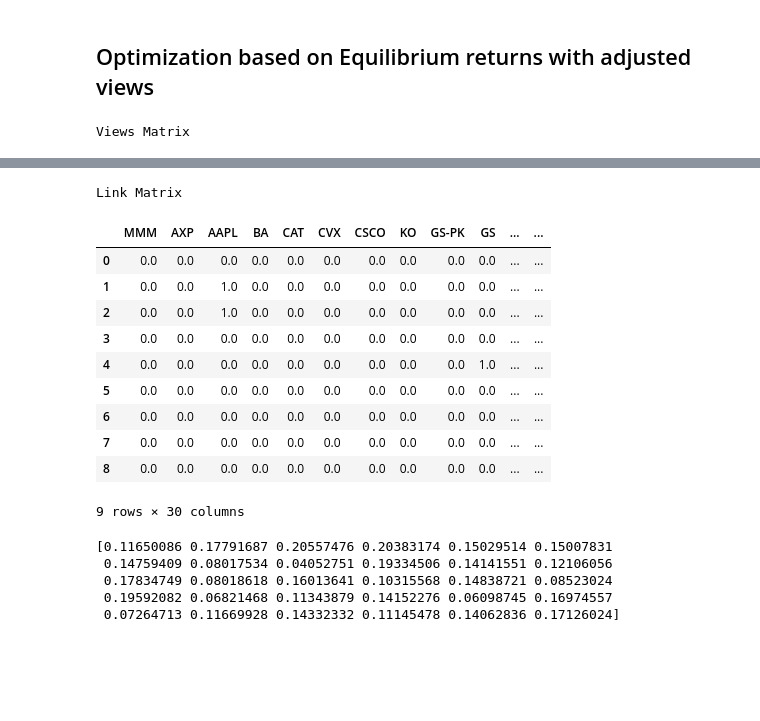
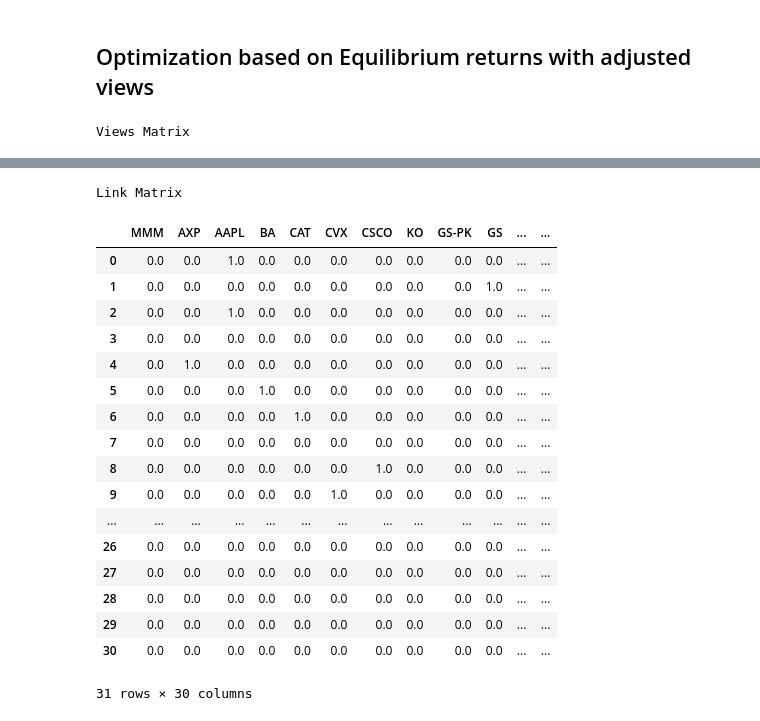
Before and after one commit to ps1899/Portfolio_Optimization-Black_Litterman, a Jupyter notebook: bl copy.ipynb, the cells around one changed output, grey strips where cells are left out. Cells and saved outputs as stored; diff of their text form; code cells hidden in the pictures; blank space fills up the shorter version.

```diff
--- a/bl copy.ipynb
+++ b/bl copy.ipynb
@@ -480,16 +458,46 @@ def create_views_and_link_matrix(names, relative_views, absolute_views_1):
         P[i+r, nameToIndex[name]] += 1
     return np.array(Q), P
 
-relative_views = [('JPM', '>', 'UNH', 0.015),
-                  ('MSFT', '<', 'AAPL', 0.01)]
+relative_views = [('AAPL', '>', 'MSFT', 0.003),
+                  ('GS', '>', 'JPM', 0.018)]
 
-absolute_views = [('AAPL', 0.22),
-                  ('CRM', 0.17),
-                  ('GS', 0.24),
-                  ('JPM', 0.17),
-                  ('PG', 0.054),
-                  ('UNH', 0.164),
-                  ('V', 0.19)]
+# absolute_views = [('AAPL', 0.22),
+#                   ('CRM', 0.17),
+#                   ('GS', 0.24),
+#                   ('JPM', 0.17),
+#                   ('PG', 0.054),
+#                   ('UNH', 0.164),
+#                   ('V', 0.19)]
+
+absolute_views = [('AAPL', 0.047),
+                    ('AMGN', 0.089),
+                    ('AXP', 0.249),
+                    ('BA', 0.176),
+                    ('CAT', 0.151),
+                    ('CRM', 0.128),
+                    ('CSCO', 0.246),
+                    ('CVX', 0.205),
+                    ('DIS', 0.347),
+                    ('GS', 0.218),
+                    ('HD', 0.119),
+                    ('HON', 0.145),
+                    ('IBM', 0.146),
+                    ('INTC', 0.106),
+                    ('JNJ', 0.125),
+                    ('JPM', 0.20),
+                    ('KO', 0.084),
+                    ('MCD', 0.066),
+                    ('MMM', 0.135),
+                    ('MRK', 0.044),
+                    ('MSFT', 0.075),
+                    ('NKE', 0.12),
+                    ('PG', 0.05),
+                    ('TRV', 0.078),
+                    ('UNH', 0.206),
+                    ('V', 0.164),
+                    ('VZ', 0.125),
+                    ('WBA', 0.312),
+                    ('WMT', 0.074)]
 
 Q, P = create_views_and_link_matrix(names, relative_views, absolute_views)
 print('Views Matrix')
@@ -513,15 +528,22 @@ Views Matrix
 Link Matrix
 |  | MMM | AXP | AAPL | BA | CAT | CVX | CSCO | KO | GS-PK | GS | ... | ... |
-| 0 | 0.0 | 0.0 | 0.0 | 0.0 | 0.0 | 0.0 | 0.0 | 0.0 | 0.0 | 0.0 | ... | ... |
-| 1 | 0.0 | 0.0 | 1.0 | 0.0 | 0.0 | 0.0 | 0.0 | 0.0 | 0.0 | 0.0 | ... | ... |
+| 0 | 0.0 | 0.0 | 1.0 | 0.0 | 0.0 | 0.0 | 0.0 | 0.0 | 0.0 | 0.0 | ... | ... |
+| 1 | 0.0 | 0.0 | 0.0 | 0.0 | 0.0 | 0.0 | 0.0 | 0.0 | 0.0 | 1.0 | ... | ... |
 | 2 | 0.0 | 0.0 | 1.0 | 0.0 | 0.0 | 0.0 | 0.0 | 0.0 | 0.0 | 0.0 | ... | ... |
 | 3 | 0.0 | 0.0 | 0.0 | 0.0 | 0.0 | 0.0 | 0.0 | 0.0 | 0.0 | 0.0 | ... | ... |
-| 4 | 0.0 | 0.0 | 0.0 | 0.0 | 0.0 | 0.0 | 0.0 | 0.0 | 0.0 | 1.0 | ... | ... |
-| 5 | 0.0 | 0.0 | 0.0 | 0.0 | 0.0 | 0.0 | 0.0 | 0.0 | 0.0 | 0.0 | ... | ... |
-| 6 | 0.0 | 0.0 | 0.0 | 0.0 | 0.0 | 0.0 | 0.0 | 0.0 | 0.0 | 0.0 | ... | ... |
+| 4 | 0.0 | 1.0 | 0.0 | 0.0 | 0.0 | 0.0 | 0.0 | 0.0 | 0.0 | 0.0 | ... | ... |
+| 5 | 0.0 | 0.0 | 0.0 | 1.0 | 0.0 | 0.0 | 0.0 | 0.0 | 0.0 | 0.0 | ... | ... |
+| 6 | 0.0 | 0.0 | 0.0 | 0.0 | 1.0 | 0.0 | 0.0 | 0.0 | 0.0 | 0.0 | ... | ... |
 | 7 | 0.0 | 0.0 | 0.0 | 0.0 | 0.0 | 0.0 | 0.0 | 0.0 | 0.0 | 0.0 | ... | ... |
-| 8 | 0.0 | 0.0 | 0.0 | 0.0 | 0.0 | 0.0 | 0.0 | 0.0 | 0.0 | 0.0 | ... | ... |
+| 8 | 0.0 | 0.0 | 0.0 | 0.0 | 0.0 | 0.0 | 1.0 | 0.0 | 0.0 | 0.0 | ... | ... |
+| 9 | 0.0 | 0.0 | 0.0 | 0.0 | 0.0 | 1.0 | 0.0 | 0.0 | 0.0 | 0.0 | ... | ... |
+| ... | ... | ... | ... | ... | ... | ... | ... | ... | ... | ... | ... | ... |
+| 26 | 0.0 | 0.0 | 0.0 | 0.0 | 0.0 | 0.0 | 0.0 | 0.0 | 0.0 | 0.0 | ... | ... |
+| 27 | 0.0 | 0.0 | 0.0 | 0.0 | 0.0 | 0.0 | 0.0 | 0.0 | 0.0 | 0.0 | ... | ... |
+| 28 | 0.0 | 0.0 | 0.0 | 0.0 | 0.0 | 0.0 | 0.0 | 0.0 | 0.0 | 0.0 | ... | ... |
+| 29 | 0.0 | 0.0 | 0.0 | 0.0 | 0.0 | 0.0 | 0.0 | 0.0 | 0.0 | 0.0 | ... | ... |
+| 30 | 0.0 | 0.0 | 0.0 | 0.0 | 0.0 | 0.0 | 0.0 | 0.0 | 0.0 | 0.0 | ... | ... |
-9 rows × 30 columns
+31 rows × 30 columns
 # %%
 # Function for Black-Litterman Model Equation
 tau = 0.025  # Scaling Factor
@@ -538,7 +560,7 @@ sub_d = np.dot(np.dot(np.transpose(P), np.linalg.inv(omega)), Q)   # (P^T.omega^
 # Expected_return = ((tau.C)^-1 + (P^T.omega^-1).P) * ((Tau.C)^-1).Pi + (P^T.omega^-1).Q)
 Pi_adj = np.dot(np.linalg.inv(sub_a + sub_b), (sub_c + sub_d))
 
-print(Pi_adj)
+# print(omega)
 
 result_3 = get_frontier(Pi_adj + rf, C, rf)
 
@@ -555,12 +577,6 @@ for i in range(len(final_weights)):
 
 final_tan_mean = port_mean(Pi_adj+rf, final_weights)
 final_tan_var = port_var(final_weights, C)
-# %% [output]
-[0.11650086 0.17791687 0.20557476 0.20383174 0.15029514 0.15007831
- 0.14759409 0.08017534 0.04052751 0.19334506 0.14141551 0.12106056
- 0.17834749 0.08018618 0.16013641 0.10315568 0.14838721 0.08523024
- 0.19592082 0.06821468 0.11343879 0.14152276 0.06098745 0.16974557
- 0.07264713 0.11669928 0.14332332 0.11145478 0.14062836 0.17126024]
 # %%
 # Calculate the Black-Litterman Model optimal weights with adjusted views and plotting the efficient frontier
 display_assets(names, Pi + rf, C, color = 'green')
```
Also changed, not shown: parts of 16 cells of this notebook, 5 other files.
